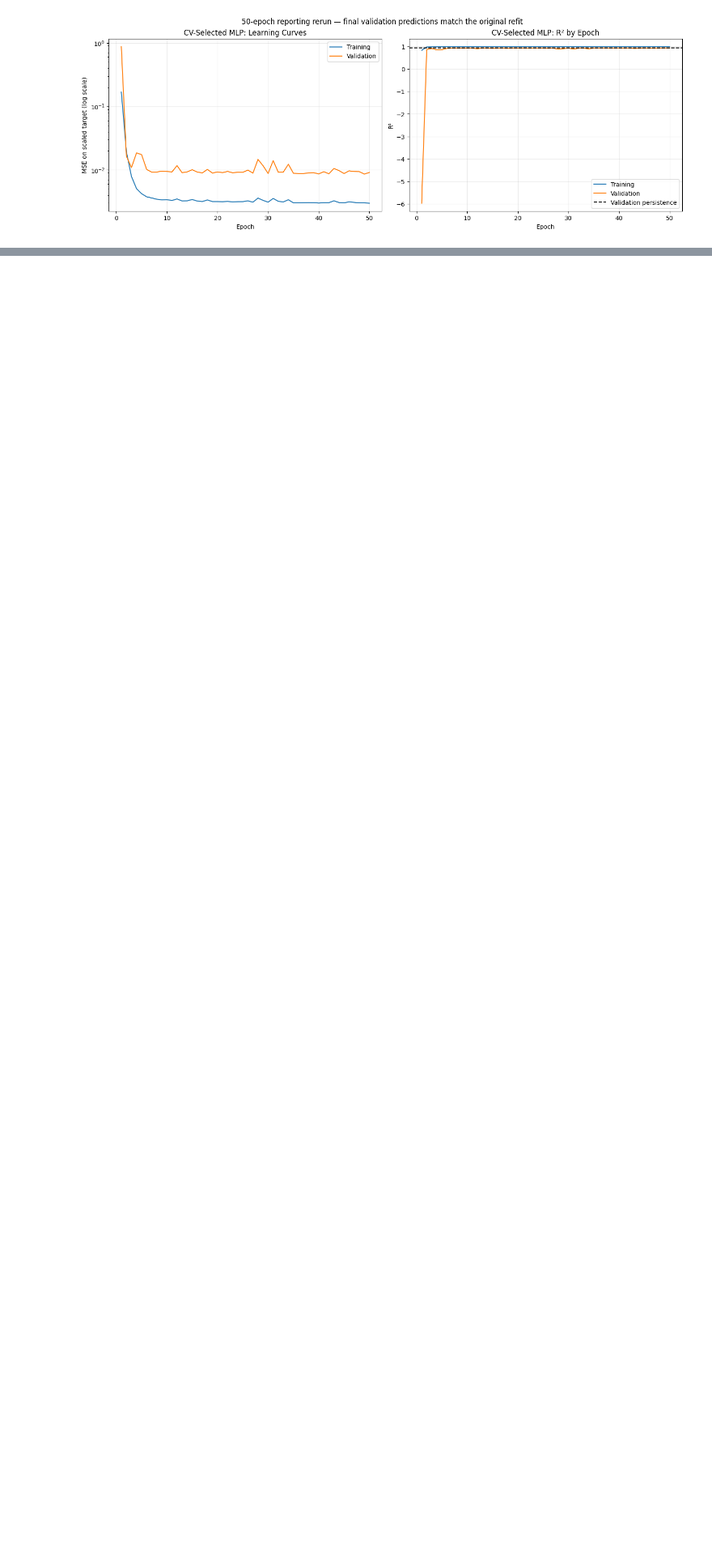
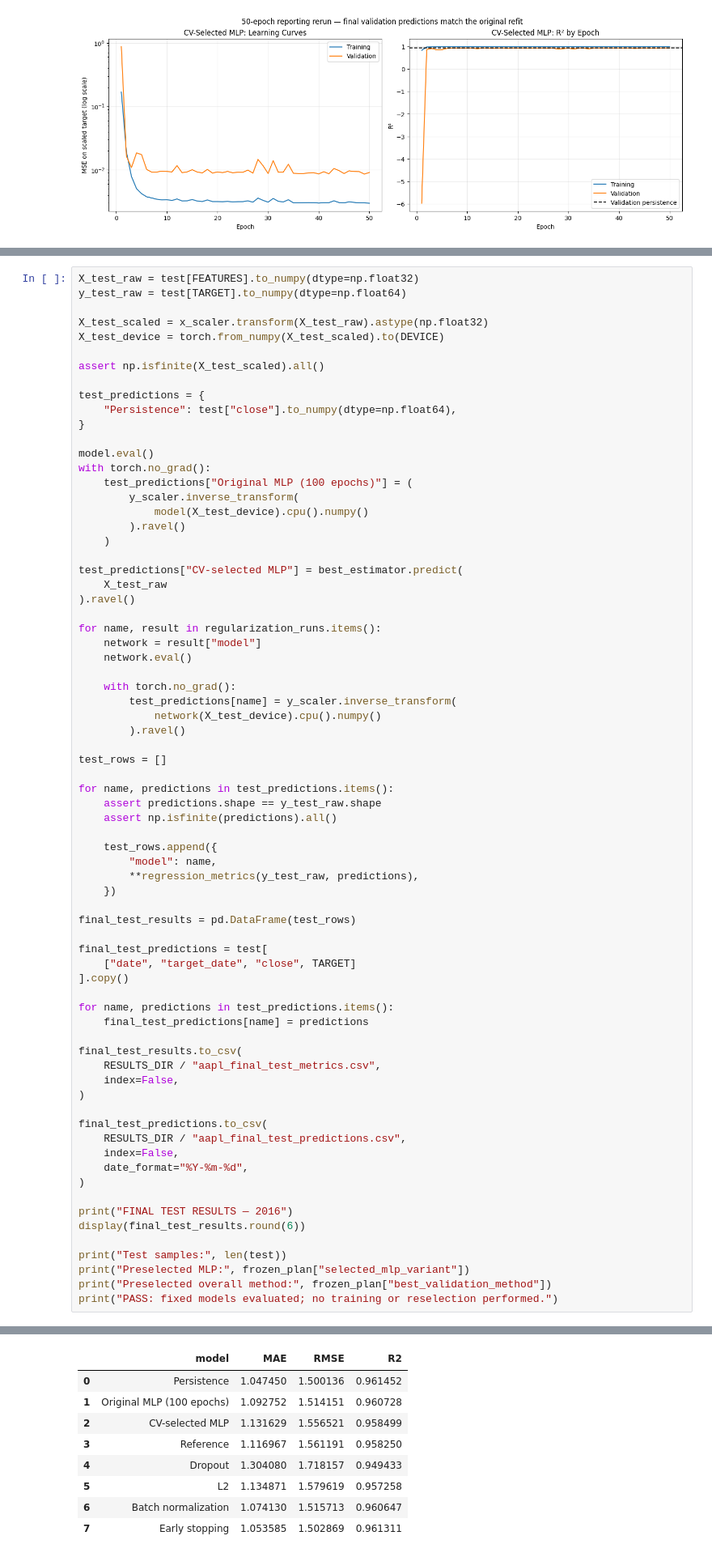
Before and after one commit to soulaimane-22/Deep-Learning-Lab1, a Jupyter notebook: notebooks/01_regression.ipynb, the cells around one changed output, grey strips where cells are left out. Shown at 81% size. Drawn from its saved outputs; the diff is of its cells as text; blank space fills up the shorter version.

```diff
--- a/notebooks/01_regression.ipynb
+++ b/notebooks/01_regression.ipynb
@@ -2124,0 +2697,73 @@ TODO: implement and document this section.
+# %%
+X_test_raw = test[FEATURES].to_numpy(dtype=np.float32)
+y_test_raw = test[TARGET].to_numpy(dtype=np.float64)
+
+X_test_scaled = x_scaler.transform(X_test_raw).astype(np.float32)
+X_test_device = torch.from_numpy(X_test_scaled).to(DEVICE)
+
+assert np.isfinite(X_test_scaled).all()
+
+test_predictions = {
+    "Persistence": test["close"].to_numpy(dtype=np.float64),
+}
+
+model.eval()
+with torch.no_grad():
+    test_predictions["Original MLP (100 epochs)"] = (
+        y_scaler.inverse_transform(
+            model(X_test_device).cpu().numpy()
+        ).ravel()
+    )
+
+test_predictions["CV-selected MLP"] = best_estimator.predict(
+    X_test_raw
+).ravel()
+
+for name, result in regularization_runs.items():
+    network = result["model"]
+    network.eval()
+
+    with torch.no_grad():
+        test_predictions[name] = y_scaler.inverse_transform(
+            network(X_test_device).cpu().numpy()
+        ).ravel()
+
+test_rows = []
+
+for name, predictions in test_predictions.items():
+    assert predictions.shape == y_test_raw.shape
+    assert np.isfinite(predictions).all()
+
+    test_rows.append({
+        "model": name,
+        **regression_metrics(y_test_raw, predictions),
+    })
+
+final_test_results = pd.DataFrame(test_rows)
+
+final_test_predictions = test[
+    ["date", "target_date", "close", TARGET]
+].copy()
+
+for name, predictions in test_predictions.items():
+    final_test_predictions[name] = predictions
+
+final_test_results.to_csv(
+    RESULTS_DIR / "aapl_final_test_metrics.csv",
+    index=False,
+)
+
+final_test_predictions.to_csv(
+    RESULTS_DIR / "aapl_final_test_predictions.csv",
+    index=False,
+    date_format="%Y-%m-%d",
+)
+
+print("FINAL TEST RESULTS — 2016")
+display(final_test_results.round(6))
+
+print("Test samples:", len(test))
+print("Preselected MLP:", frozen_plan["selected_mlp_variant"])
+print("Preselected overall method:", frozen_plan["best_validation_method"])
+print("PASS: fixed models evaluated; no training or reselection performed.")
+# %% [output]
@@ -2124,0 +2771,9 @@ TODO: implement and document this section.
+|  | model | MAE | RMSE | R2 |
+| 0 | Persistence | 1.047450 | 1.500136 | 0.961452 |
+| 1 | Original MLP (100 epochs) | 1.092752 | 1.514151 | 0.960728 |
+| 2 | CV-selected MLP | 1.131629 | 1.556521 | 0.958499 |
+| 3 | Reference | 1.116967 | 1.561191 | 0.958250 |
+| 4 | Dropout | 1.304080 | 1.718157 | 0.949433 |
+| 5 | L2 | 1.134871 | 1.579619 | 0.957258 |
+| 6 | Batch normalization | 1.074130 | 1.515713 | 0.960647 |
+| 7 | Early stopping | 1.053585 | 1.502869 | 0.961311 |
```
Also changed, not shown: parts of 18 cells of this notebook, 14 other files.
